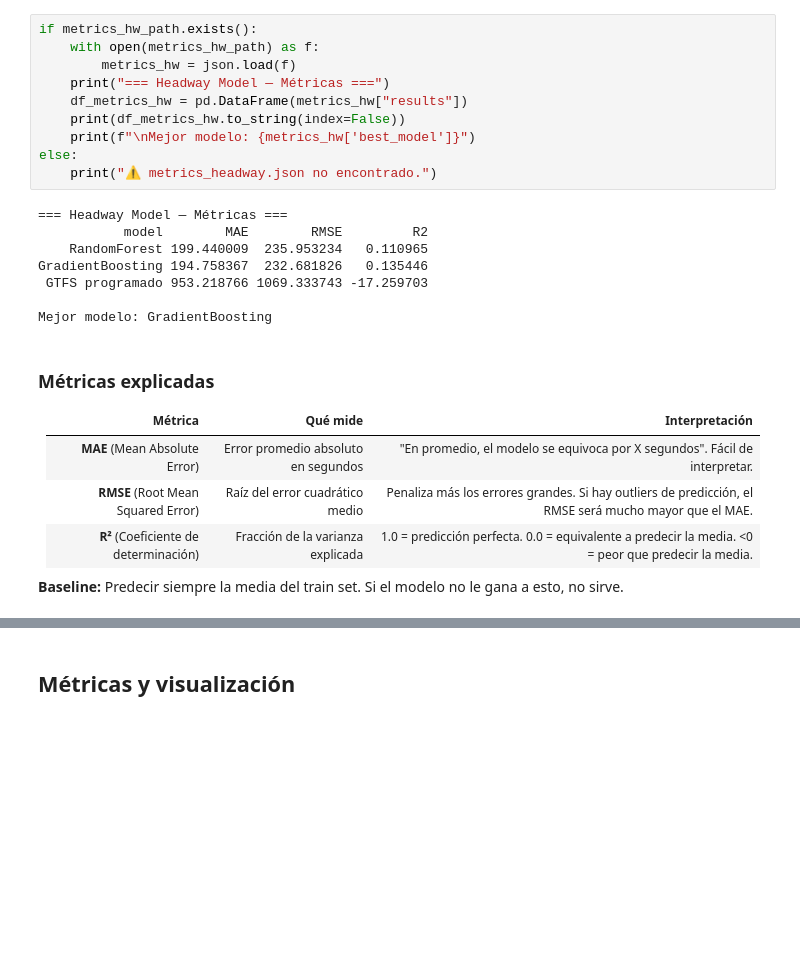
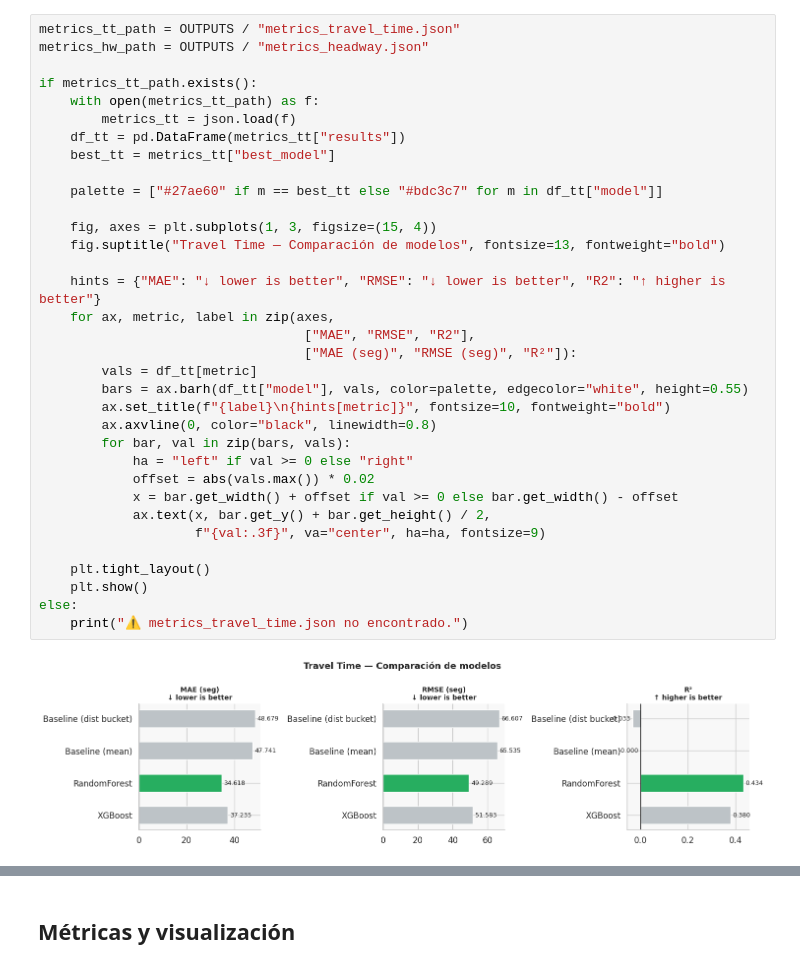
Before and after one commit to fhiba/transportia, a Jupyter notebook: notebooks/entregable_3_modelado.ipynb, the cells around one changed output, grey strips where cells are left out. Drawn from its saved outputs; the diff is of its cells as text; blank space fills up the shorter version.

```diff
--- a/notebooks/entregable_3_modelado.ipynb
+++ b/notebooks/entregable_3_modelado.ipynb
@@ -169,28 +80,36 @@ Mejor modelo: RandomForest
-# %%
-if metrics_hw_path.exists():
-    with open(metrics_hw_path) as f:
-        metrics_hw = json.load(f)
-    print("=== Headway Model — Métricas ===")
-    df_metrics_hw = pd.DataFrame(metrics_hw["results"])
-    print(df_metrics_hw.to_string(index=False))
-    print(f"\nMejor modelo: {metrics_hw['best_model']}")
-else:
-    print("⚠ metrics_headway.json no encontrado.")
-# %% [output]
-=== Headway Model — Métricas ===
-           model        MAE        RMSE         R2
-    RandomForest 199.440009  235.953234   0.110965
-GradientBoosting 194.758367  232.681826   0.135446
- GTFS programado 953.218766 1069.333743 -17.259703
-
-Mejor modelo: GradientBoosting
-# %% [markdown]
-### Métricas explicadas
-
-| Métrica | Qué mide | Interpretación |
-|---|---|---|
-| **MAE** (Mean Absolute Error) | Error promedio absoluto en segundos | "En promedio, el modelo se equivoca por X segundos". Fácil de interpretar. |
-| **RMSE** (Root Mean Squared Error) | Raíz del error cuadrático medio | Penaliza más los errores grandes. Si hay outliers de predicción, el RMSE será mucho mayor que el MAE. |
-| **R²** (Coeficiente de determinación) | Fracción de la varianza explicada | 1.0 = predicción perfecta. 0.0 = equivalente a predecir la media. <0 = peor que predecir la media. |
-
-**Baseline:** Predecir siempre la media del train set. Si el modelo no le gana a esto, no sirve.
+# %%
+metrics_tt_path = OUTPUTS / "metrics_travel_time.json"
+metrics_hw_path = OUTPUTS / "metrics_headway.json"
+
+if metrics_tt_path.exists():
+    with open(metrics_tt_path) as f:
+        metrics_tt = json.load(f)
+    df_tt = pd.DataFrame(metrics_tt["results"])
+    best_tt = metrics_tt["best_model"]
+
+    palette = ["#27ae60" if m == best_tt else "#bdc3c7" for m in df_tt["model"]]
+
+    fig, axes = plt.subplots(1, 3, figsize=(15, 4))
+    fig.suptitle("Travel Time — Comparación de modelos", fontsize=13, fontweight="bold")
+
+    hints = {"MAE": "↓ lower is better", "RMSE": "↓ lower is better", "R2": "↑ higher is better"}
+    for ax, metric, label in zip(axes,
+                                  ["MAE", "RMSE", "R2"],
+                                  ["MAE (seg)", "RMSE (seg)", "R²"]):
+        vals = df_tt[metric]
+        bars = ax.barh(df_tt["model"], vals, color=palette, edgecolor="white", height=0.55)
+        ax.set_title(f"{label}\n{hints[metric]}", fontsize=10, fontweight="bold")
+        ax.axvline(0, color="black", linewidth=0.8)
+        for bar, val in zip(bars, vals):
+            ha = "left" if val >= 0 else "right"
+            offset = abs(vals.max()) * 0.02
+            x = bar.get_width() + offset if val >= 0 else bar.get_width() - offset
+            ax.text(x, bar.get_y() + bar.get_height() / 2,
+                    f"{val:.3f}", va="center", ha=ha, fontsize=9)
+
+    plt.tight_layout()
+    plt.show()
+else:
+    print("⚠ metrics_travel_time.json no encontrado.")
+# %% [output]
+[figure, added]
```
Also changed, not shown: parts of 43 cells of this notebook, 4 other files.
